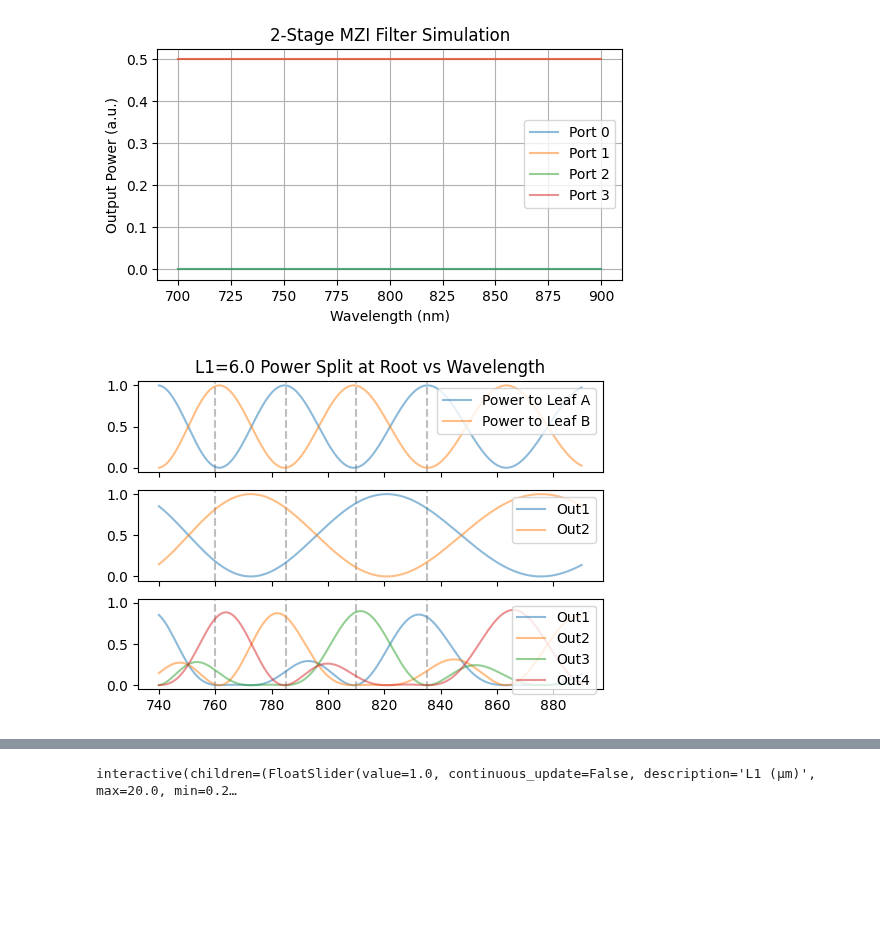
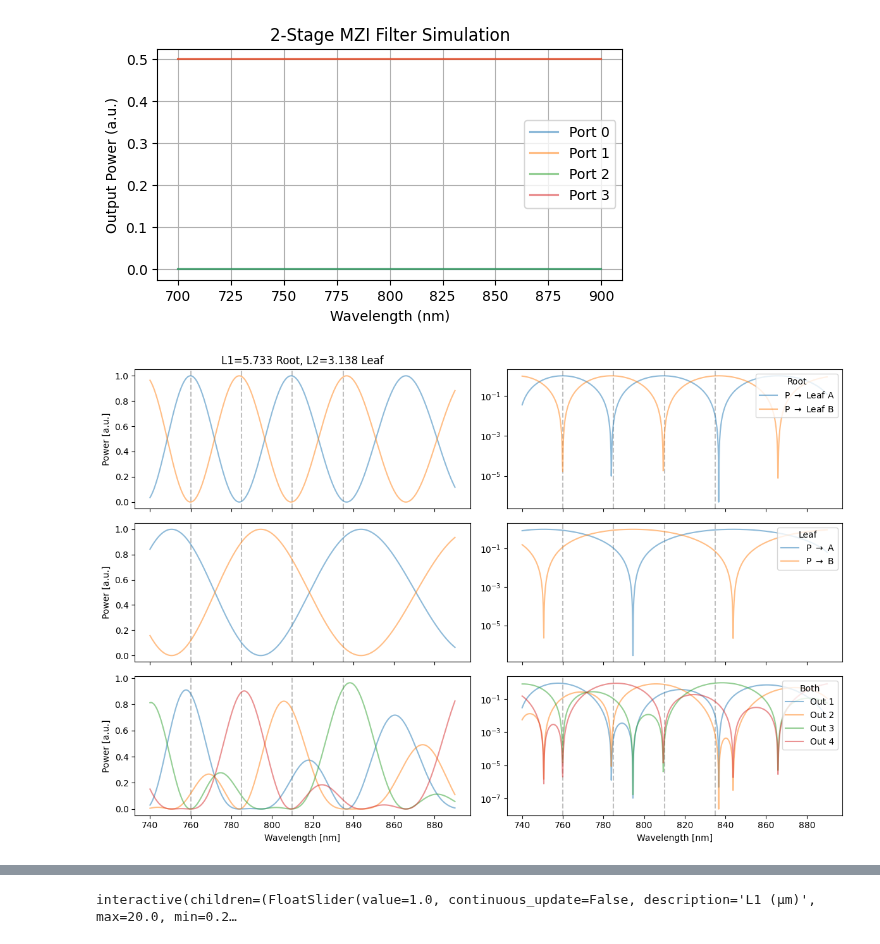
Before and after one commit to Ham0osh/wsl-photonics, a Jupyter notebook: filter_simulation.ipynb, the cells around one changed output, grey strips where cells are left out. Cells and saved outputs as stored; diff of their text form; code cells hidden in the pictures; blank space fills up the shorter version.

Commit message:
Home work: Densified layout, improved MZI sim, added vector logo macro.

```diff
--- a/filter_simulation.ipynb
+++ b/filter_simulation.ipynb
@@ -164,8 +168,12 @@ Phase/um = 12.23 rad/um
 
 delay1 = 5.96
 delay2 = 3.033
-delay1 = 6.033 - 0.073
-delay2 = 3.033
+
+delay1 = 6.033 - 0.075
+delay2 = 3.033 + 0.005
+
+delay1 = 5.7330
+delay2 = 3.1380
 # Simulate given
 L1 = delay1  # Root 1 um
 L3 = delay2  # Leaf A um
@@ -235,55 +243,83 @@ for i, wl in enumerate(wl_space_um):
     P3 = delay_matrix(L3, n_eff_wl, wl)  # Leaf A
     leaf_a = DC5 @ P3 @ DC4
 
     EleafA = leaf_a @ Ein
     EA_1, EA_2 = EleafA[0], EleafA[1]
     p_leaf_test1.append(np.abs(EA_1)**2)
     p_leaf_test2.append(np.abs(EA_2)**2)
     EleafA = leaf_a @ E_input_to_leaf_1
     EA_1, EA_2 = EleafA[0], EleafA[1]
 
     # Leaf B
     DC6 = coupler_matrix(k4)  # Leaf B
     DC7 = coupler_matrix(k5)  # Leaf B
     P4 = delay_matrix(L4, n_eff_wl, wl)  # Leaf
     leaf_b = DC7 @ P4 @ DC6
 
     EleafB = leaf_b @ E_input_to_leaf_2
     EB_1, EB_2 = EleafB[0], EleafB[1]
 
     p_l1.append(np.abs(EA_1)**2)
     p_l2.append(np.abs(EA_2)**2)
     p_l3.append(np.abs(EB_1)**2)
     p_l4.append(np.abs(EB_2)**2)
     # break
-scale = "log"
-scale = "linear"
 
-fig, axs = plt.subplots(3, 1, figsize=(6,4), sharex=True, sharey=True)
-ax_root, ax_leaf1, ax_leaf2 = axs
+fig, axs = plt.subplots(3, 2, figsize=(12,8), sharex=True)
+ax_root_lin, ax_root_log = axs[0]
+ax_leaf1_lin, ax_leaf1_log = axs[1]
+ax_leaf2_lin, ax_leaf2_log = axs[2]
+
+# Linear scale plots (left column)
 for wl_target in wl_um:
-    ax_root.axvline(wl_target * 1e3, color='gray', linestyle='--', alpha=0.5)
-    ax_leaf1.axvline(wl_target * 1e3, color='gray', linestyle='--', alpha=0.5)
-    ax_leaf2.axvline(wl_target * 1e3, color='gray', linestyle='--', alpha=0.5)
-ax_root.plot(wl_space_um * 1e3, p_a, label='Power to Leaf A', alpha=0.5)
-ax_root.plot(wl_space_um * 1e3, p_b, label='Power to Leaf B', alpha=0.5)
-ax_root.set_title(f'L1={L1:.1f} Power Split at Root vs Wavelength')
-ax_root.set(yscale=scale)
-ax_root.legend(loc='upper right')
+    ax_root_lin.axvline(wl_target * 1e3, color='gray', linestyle='--', alpha=0.5)
+    ax_leaf1_lin.axvline(wl_target * 1e3, color='gray', linestyle='--', alpha=0.5)
+    ax_leaf2_lin.axvline(wl_target * 1e3, color='gray', linestyle='--', alpha=0.5)
 
-ax_leaf1.plot(wl_space_um * 1e3, p_leaf_test1, label='Out1', alpha=0.5)
-ax_leaf1.plot(wl_space_um * 1e3, p_leaf_test2, label='Out2', alpha=0.5)
-# ax_leaf1.set_title('Power Split at Leaf vs Wavelength')
-ax_leaf1.set(yscale=scale)
-ax_leaf1.legend(loc='upper right')
+ax_root_lin.plot(wl_space_um * 1e3, p_a, label='Power to Leaf A', alpha=0.5)
+ax_root_lin.plot(wl_space_um * 1e3, p_b, label='Power to Leaf B', alpha=0.5)
+ax_root_lin.set_title(f'L1={L1:.3f} Root, L2={L3} Leaf')
+ax_root_lin.set_ylabel('Power [a.u.]')
+# ax_root_lin.legend(loc='upper right')
 
-ax_leaf2.plot(wl_space_um * 1e3, p_l1, label='Out1', alpha=0.5)
-ax_leaf2.plot(wl_space_um * 1e3, p_l2, label='Out2', alpha=0.5)
-ax_leaf2.plot(wl_space_um * 1e3, p_l3, label='Out3', alpha=0.5)
-ax_leaf2.plot(wl_space_um * 1e3, p_l4, label='Out4', alpha=0.5)
-# ax_leaf2.set_title('Power Split at Leaf vs Wavelength')
-ax_leaf2.set(yscale=scale)
-ax_leaf2.legend(loc='upper right')
+ax_leaf1_lin.plot(wl_space_um * 1e3, p_leaf_test1, label='Out1', alpha=0.5)
+ax_leaf1_lin.plot(wl_space_um * 1e3, p_leaf_test2, label='Out2', alpha=0.5)
+ax_leaf1_lin.set_ylabel('Power [a.u.]')
+# ax_leaf1_lin.legend(loc='upper right')
+
+ax_leaf2_lin.plot(wl_space_um * 1e3, p_l1, label='Out1', alpha=0.5)
+ax_leaf2_lin.plot(wl_space_um * 1e3, p_l2, label='Out2', alpha=0.5)
+ax_leaf2_lin.plot(wl_space_um * 1e3, p_l3, label='Out3', alpha=0.5)
+ax_leaf2_lin.plot(wl_space_um * 1e3, p_l4, label='Out4', alpha=0.5)
+ax_leaf2_lin.set_xlabel('Wavelength [nm]')
+ax_leaf2_lin.set_ylabel('Power [a.u.]')
+# ax_leaf2_lin.legend(loc='upper right')
+
+# Log scale plots (right column)
+for wl_target in wl_um:
+    ax_root_log.axvline(wl_target * 1e3, color='gray', linestyle='--', alpha=0.5)
+    ax_leaf1_log.axvline(wl_target * 1e3, color='gray', linestyle='--', alpha=0.5)
+    ax_leaf2_log.axvline(wl_target * 1e3, color='gray', linestyle='--', alpha=0.5)
+
+ax_root_log.plot(wl_space_um * 1e3, p_a, label=r'P $\rightarrow$ Leaf A', alpha=0.5)
+ax_root_log.plot(wl_space_um * 1e3, p_b, label=r'P $\rightarrow$ Leaf B', alpha=0.5)
+ax_root_log.set_yscale('log')
+ax_root_log.legend(loc='upper right', title="Root")
+
+ax_leaf1_log.plot(wl_space_um * 1e3, p_leaf_test1, label=r'P $\rightarrow$ A', alpha=0.5)
+ax_leaf1_log.plot(wl_space_um * 1e3, p_leaf_test2, label=r'P $\rightarrow$ B', alpha=0.5)
+ax_leaf1_log.set_yscale('log')
+ax_leaf1_log.legend(loc='upper right', title='Leaf')
+
+ax_leaf2_log.plot(wl_space_um * 1e3, p_l1, label='Out 1', alpha=0.5)
+ax_leaf2_log.plot(wl_space_um * 1e3, p_l2, label='Out 2', alpha=0.5)
+ax_leaf2_log.plot(wl_space_um * 1e3, p_l3, label='Out 3', alpha=0.5)
+ax_leaf2_log.plot(wl_space_um * 1e3, p_l4, label='Out 4', alpha=0.5)
+ax_leaf2_log.set_xlabel('Wavelength [nm]')
+ax_leaf2_log.set_yscale('log')
+ax_leaf2_log.legend(loc='upper right', title='Both')
+
+plt.tight_layout()
 plt.show()
 # %% [output]
-[figure, old version]
+[figure, new version]
```
Also changed, not shown: parts of 8 cells of this notebook, 8 other files.
